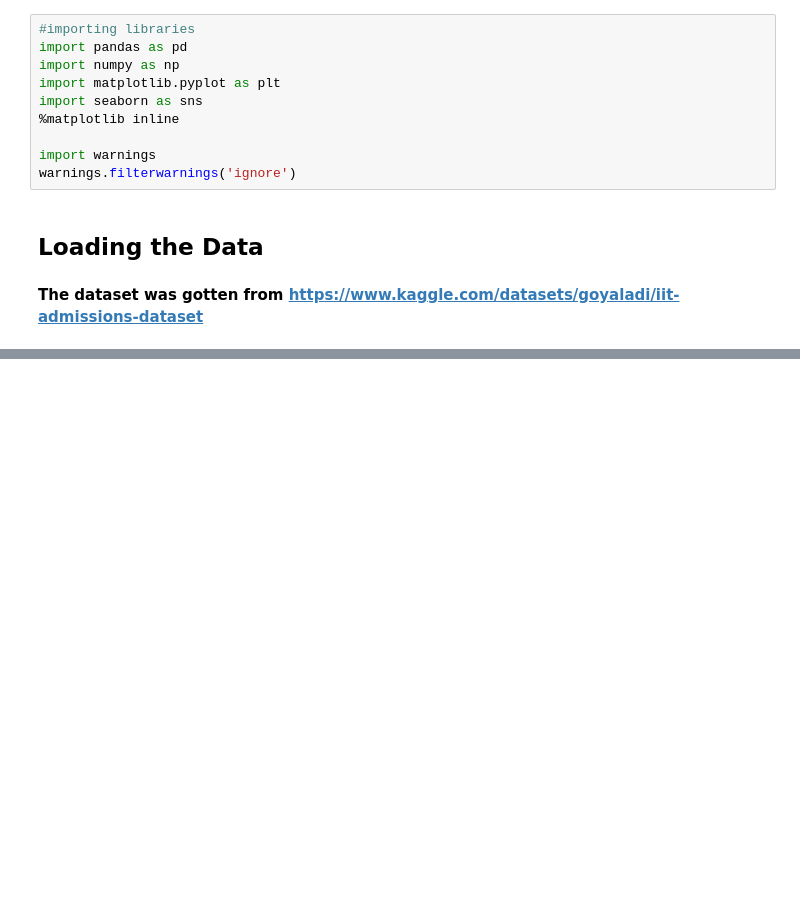
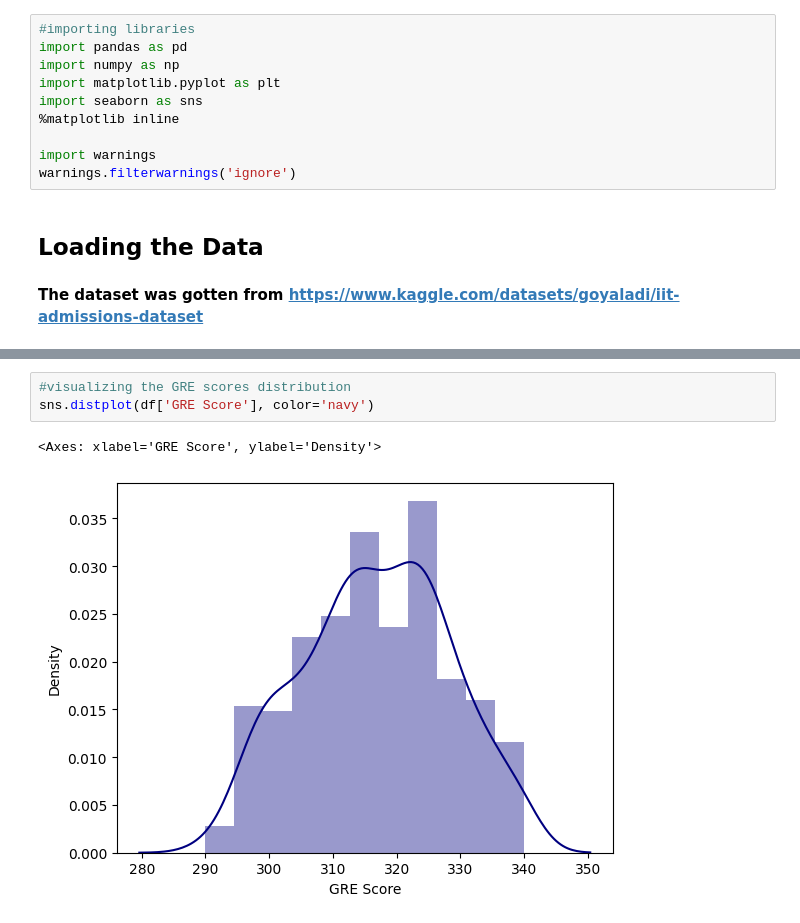
Before and after one commit to Murega14/universit_admissions_prediction, a Jupyter notebook: index.ipynb, the cells around one changed output, grey strips where cells are left out. Saved outputs shown, nothing was run; the diff lists cells and outputs as text; blank space fills up the shorter version.

```diff
--- a/index.ipynb
+++ b/index.ipynb
@@ -35,0 +102,6 @@ df
+# %%
+#visualizing the GRE scores distribution
+sns.distplot(df['GRE Score'], color='navy')
+# %% [output]
+<Axes: xlabel='GRE Score', ylabel='Density'>
+[figure, added]
```
Also changed, not shown: parts of 12 cells of this notebook, 1 other file.
